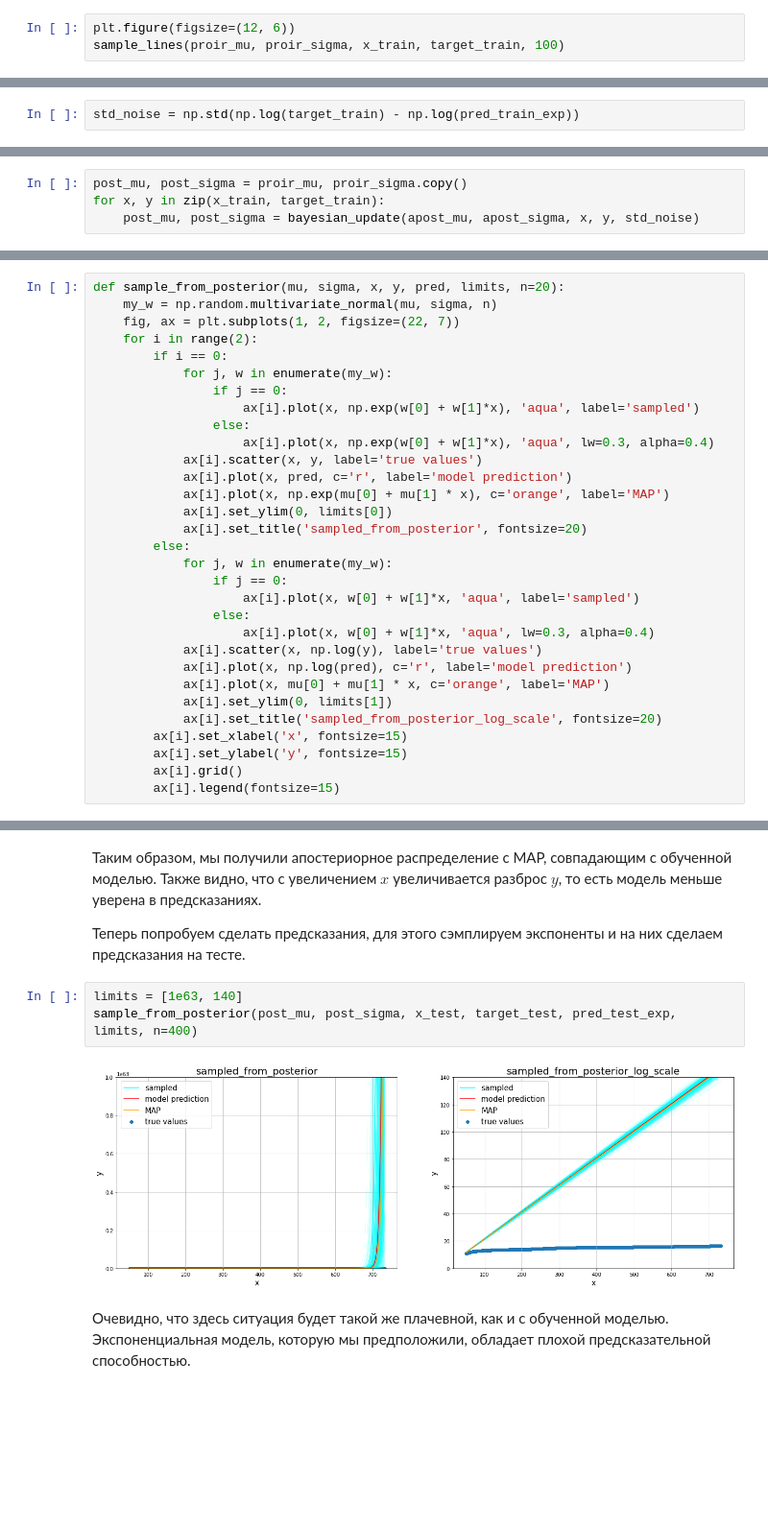
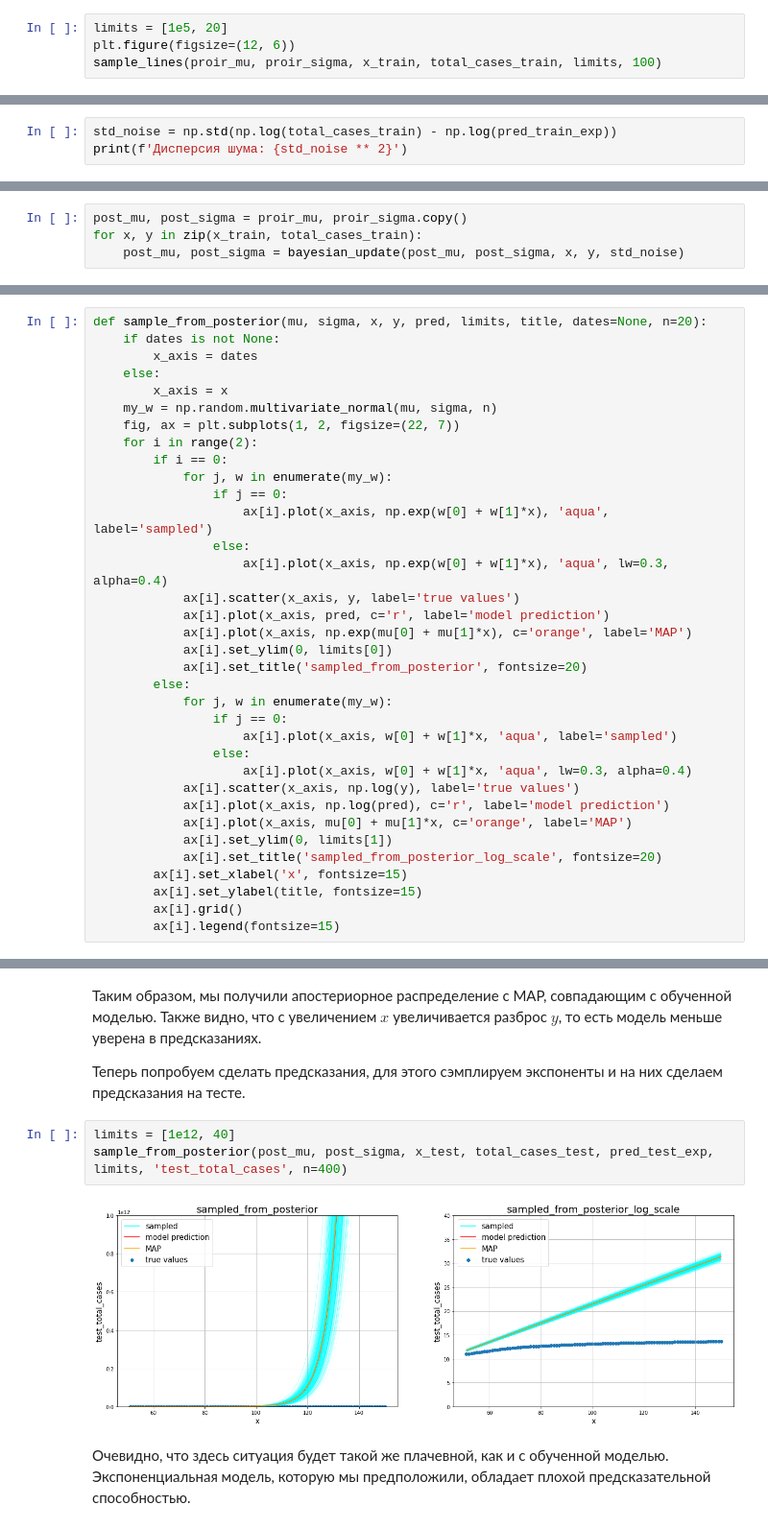
Before and after one commit to Bulichek/Advanced-ML, a Jupyter notebook: HW1/hw1.ipynb, the cells around one changed output, grey strips where cells are left out. Shown at 96% size. Cells and saved outputs as stored; diff of their text form; blank space fills up the shorter version.

```diff
--- a/HW1/hw1.ipynb
+++ b/HW1/hw1.ipynb
@@ -137,7 +144,8 @@ def sample_lines(mu, sigma, x, y, n=20):
         ax[i].grid()
         ax[i].legend(loc='upper right')
 # %%
+limits = [1e5, 20]
 plt.figure(figsize=(12, 6))
-sample_lines(proir_mu, proir_sigma, x_train, target_train, 100)
+sample_lines(proir_mu, proir_sigma, x_train, total_cases_train, limits, 100)
 # %% [output]
 <Figure size 864x432 with 0 Axes>
@@ -152,4 +160,5 @@ $$
 
 Дисперсию необходимо оценивать в логарифмической шкале, так как наша линейная модель предсказывает $ln(y)$.
 # %%
-std_noise = np.std(np.log(target_train) - np.log(pred_train_exp))
+std_noise = np.std(np.log(total_cases_train) - np.log(pred_train_exp))
+print(f'Дисперсия шума: {std_noise ** 2}')
@@ -163,5 +174,5 @@ def bayesian_update(mu, sigma, x, y, sigma_noise):
     return mu_n, sigma_n
 # %%
 post_mu, post_sigma = proir_mu, proir_sigma.copy()
-for x, y in zip(x_train, target_train):
-    post_mu, post_sigma = bayesian_update(apost_mu, apost_sigma, x, y, std_noise)
+for x, y in zip(x_train, total_cases_train):
+    post_mu, post_sigma = bayesian_update(post_mu, post_sigma, x, y, std_noise)
@@ -170,34 +195,38 @@ for x, y in zip(x_train, target_train):
 # %% [markdown]
 Теперь посемплируем множество экспонент из получившегося распределения. MAP апостериорного распределения является $\mu$, так как мы взяли нормальное распределение в качестве апостериорного.
 # %%
-def sample_from_posterior(mu, sigma, x, y, pred, limits, n=20):
+def sample_from_posterior(mu, sigma, x, y, pred, limits, title, dates=None, n=20):
+    if dates is not None:
+        x_axis = dates
+    else:
+        x_axis = x
     my_w = np.random.multivariate_normal(mu, sigma, n)
     fig, ax = plt.subplots(1, 2, figsize=(22, 7))
     for i in range(2):
         if i == 0:
             for j, w in enumerate(my_w):
                 if j == 0:
-                    ax[i].plot(x, np.exp(w[0] + w[1]*x), 'aqua', label='sampled')
+                    ax[i].plot(x_axis, np.exp(w[0] + w[1]*x), 'aqua', label='sampled')
                 else:
-                    ax[i].plot(x, np.exp(w[0] + w[1]*x), 'aqua', lw=0.3, alpha=0.4)
-            ax[i].scatter(x, y, label='true values')
-            ax[i].plot(x, pred, c='r', label='model prediction')
-            ax[i].plot(x, np.exp(mu[0] + mu[1] * x), c='orange', label='MAP')
+                    ax[i].plot(x_axis, np.exp(w[0] + w[1]*x), 'aqua', lw=0.3, alpha=0.4)
+            ax[i].scatter(x_axis, y, label='true values')
+            ax[i].plot(x_axis, pred, c='r', label='model prediction')
+            ax[i].plot(x_axis, np.exp(mu[0] + mu[1]*x), c='orange', label='MAP')
             ax[i].set_ylim(0, limits[0])
             ax[i].set_title('sampled_from_posterior', fontsize=20)
         else:
             for j, w in enumerate(my_w):
                 if j == 0:
-                    ax[i].plot(x, w[0] + w[1]*x, 'aqua', label='sampled')
+                    ax[i].plot(x_axis, w[0] + w[1]*x, 'aqua', label='sampled')
                 else:
-                    ax[i].plot(x, w[0] + w[1]*x, 'aqua', lw=0.3, alpha=0.4)
-            ax[i].scatter(x, np.log(y), label='true values')
-            ax[i].plot(x, np.log(pred), c='r', label='model prediction')
-            ax[i].plot(x, mu[0] + mu[1] * x, c='orange', label='MAP')
+                    ax[i].plot(x_axis, w[0] + w[1]*x, 'aqua', lw=0.3, alpha=0.4)
+            ax[i].scatter(x_axis, np.log(y), label='true values')
+            ax[i].plot(x_axis, np.log(pred), c='r', label='model prediction')
+            ax[i].plot(x_axis, mu[0] + mu[1]*x, c='orange', label='MAP')
             ax[i].set_ylim(0, limits[1])
             ax[i].set_title('sampled_from_posterior_log_scale', fontsize=20)
         ax[i].set_xlabel('x', fontsize=15)
-        ax[i].set_ylabel('y', fontsize=15)
+        ax[i].set_ylabel(title, fontsize=15)
         ax[i].grid()
         ax[i].legend(fontsize=15)
 # %%
@@ -210,9 +239,9 @@ sample_from_posterior(post_mu, post_sigma, x_train, target_train, pred_train_exp
 
 Теперь попробуем сделать предсказания, для этого сэмплируем экспоненты и на них сделаем предсказания на тесте.
 # %%
-limits = [1e63, 140]
-sample_from_posterior(post_mu, post_sigma, x_test, target_test, pred_test_exp, limits, n=400)
+limits = [1e12, 40]
+sample_from_posterior(post_mu, post_sigma, x_test, total_cases_test, pred_test_exp, limits, 'test_total_cases', n=400)
 # %% [output]
-[figure, old version]
+[figure, new version]
 # %% [markdown]
 Очевидно, что здесь ситуация будет такой же плачевной, как и с обученной моделью. Экспоненциальная модель, которую мы предположили, обладает плохой предсказательной способностью.
```
Also changed, not shown: parts of 58 cells of this notebook.
